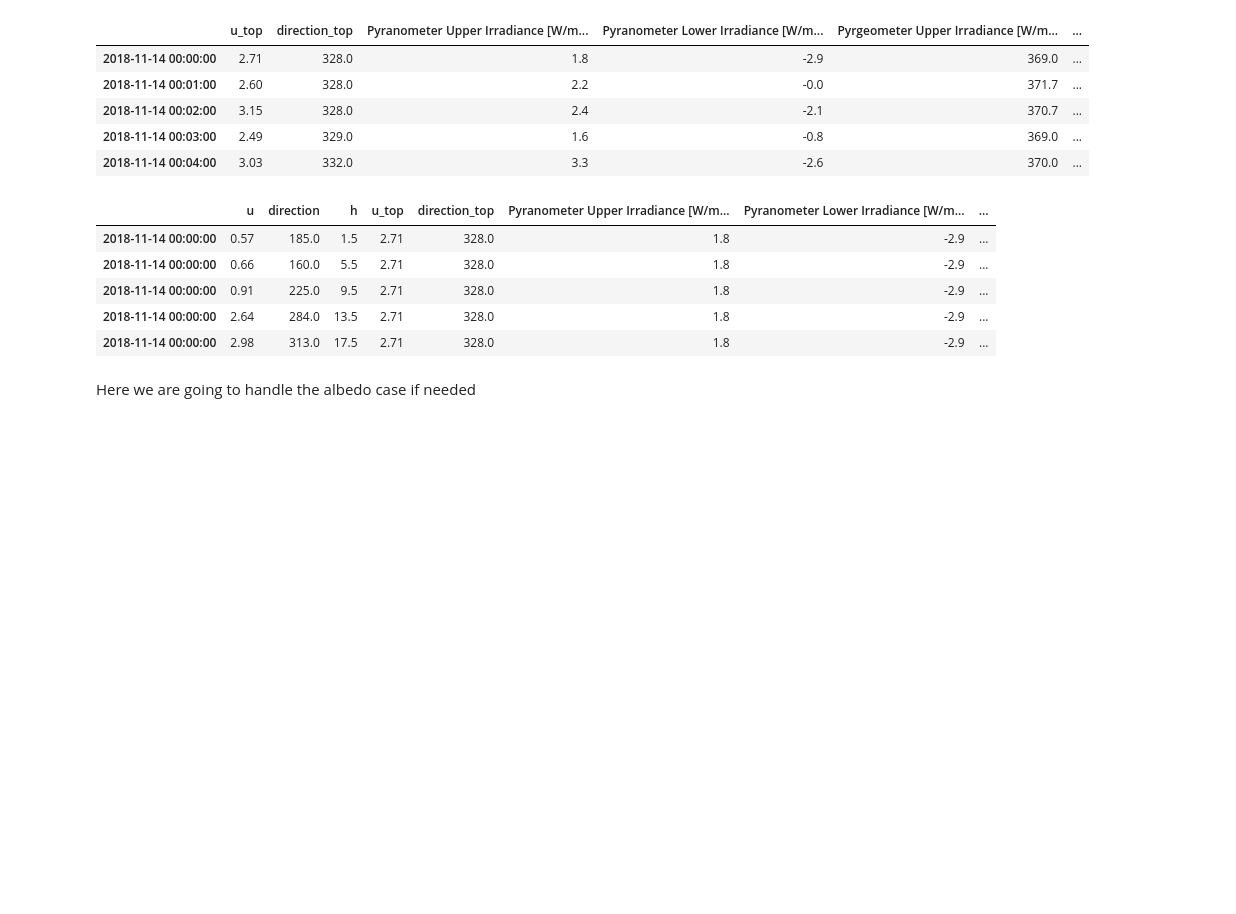
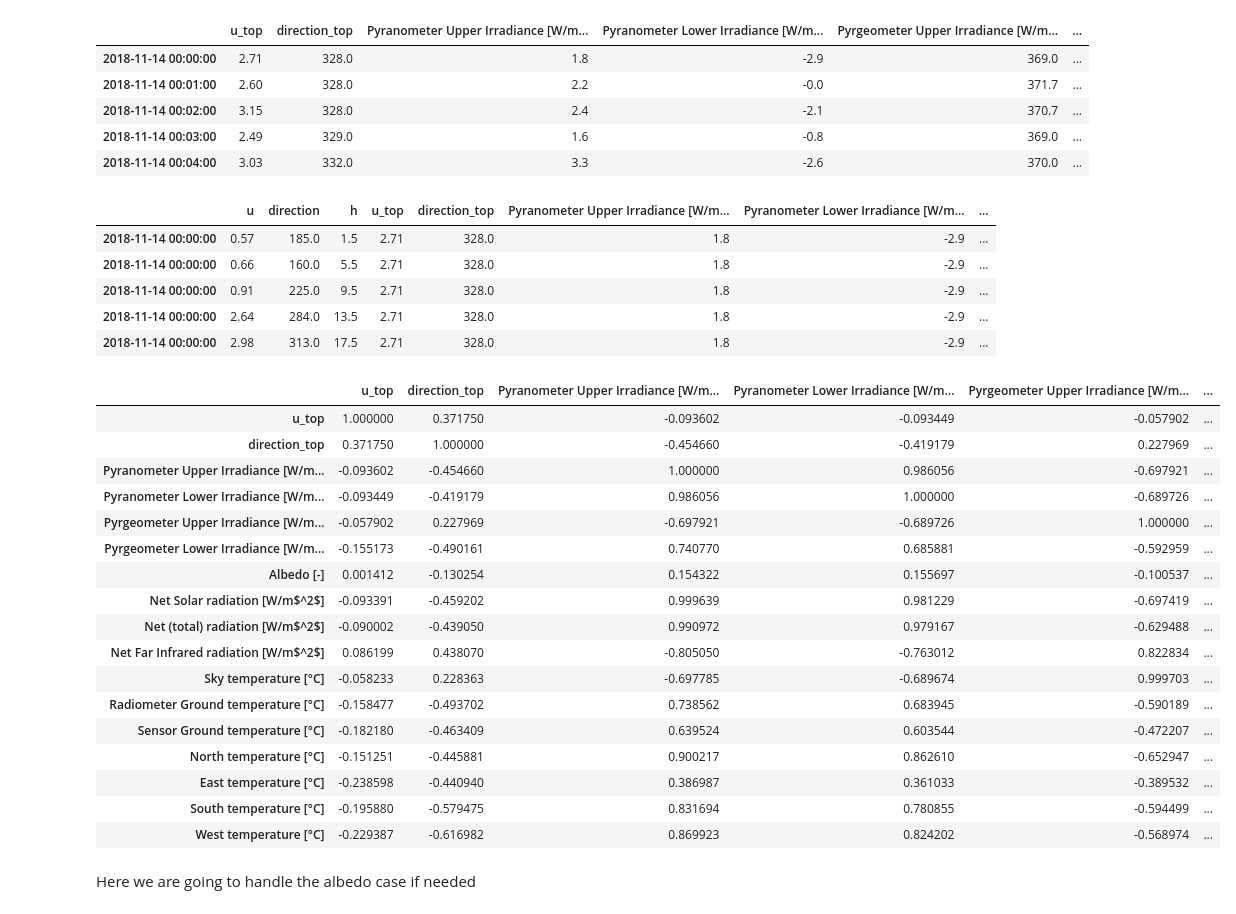
Before and after one commit to gianlucamancini7/ml_project2, a Jupyter notebook: ridge_regression.ipynb, the cells around one changed output. Saved outputs shown, nothing was run; the diff lists cells and outputs as text; code cells hidden in the pictures; blank space fills up the shorter version.

```diff
--- a/ridge_regression.ipynb
+++ b/ridge_regression.ipynb
@@ -87,6 +87,27 @@ tot_df.head()
 | 2018-11-14 00:00:00 | 0.91 | 225.0 | 9.5 | 2.71 | 328.0 | 1.8 | -2.9 | ... |
 | 2018-11-14 00:00:00 | 2.64 | 284.0 | 13.5 | 2.71 | 328.0 | 1.8 | -2.9 | ... |
 | 2018-11-14 00:00:00 | 2.98 | 313.0 | 17.5 | 2.71 | 328.0 | 1.8 | -2.9 | ... |
+# %%
+time_var_df.corr()
+# %% [output]
+|  | u_top | direction_top | Pyranometer Upper Irradiance [W/m... | Pyranometer Lower Irradiance [W/m... | Pyrgeometer Upper Irradiance [W/m... | ... |
+| u_top | 1.000000 | 0.371750 | -0.093602 | -0.093449 | -0.057902 | ... |
+| direction_top | 0.371750 | 1.000000 | -0.454660 | -0.419179 | 0.227969 | ... |
+| Pyranometer Upper Irradiance [W/m... | -0.093602 | -0.454660 | 1.000000 | 0.986056 | -0.697921 | ... |
+| Pyranometer Lower Irradiance [W/m... | -0.093449 | -0.419179 | 0.986056 | 1.000000 | -0.689726 | ... |
+| Pyrgeometer Upper Irradiance [W/m... | -0.057902 | 0.227969 | -0.697921 | -0.689726 | 1.000000 | ... |
+| Pyrgeometer Lower Irradiance [W/m... | -0.155173 | -0.490161 | 0.740770 | 0.685881 | -0.592959 | ... |
+| Albedo [-] | 0.001412 | -0.130254 | 0.154322 | 0.155697 | -0.100537 | ... |
+| Net Solar radiation [W/m$^2$] | -0.093391 | -0.459202 | 0.999639 | 0.981229 | -0.697419 | ... |
+| Net (total) radiation [W/m$^2$] | -0.090002 | -0.439050 | 0.990972 | 0.979167 | -0.629488 | ... |
+| Net Far Infrared radiation [W/m$^2$] | 0.086199 | 0.438070 | -0.805050 | -0.763012 | 0.822834 | ... |
+| Sky temperature [°C] | -0.058233 | 0.228363 | -0.697785 | -0.689674 | 0.999703 | ... |
+| Radiometer Ground temperature [°C] | -0.158477 | -0.493702 | 0.738562 | 0.683945 | -0.590189 | ... |
+| Sensor Ground temperature [°C] | -0.182180 | -0.463409 | 0.639524 | 0.603544 | -0.472207 | ... |
+| North temperature [°C] | -0.151251 | -0.445881 | 0.900217 | 0.862610 | -0.652947 | ... |
+| East temperature [°C] | -0.238598 | -0.440940 | 0.386987 | 0.361033 | -0.389532 | ... |
+| South temperature [°C] | -0.195880 | -0.579475 | 0.831694 | 0.780855 | -0.594499 | ... |
+| West temperature [°C] | -0.229387 | -0.616982 | 0.869923 | 0.824202 | -0.568974 | ... |
 # %% [markdown]
 Here we are going to handle the albedo case if needed
 # %%
```
Also changed, not shown: 1 other file.
